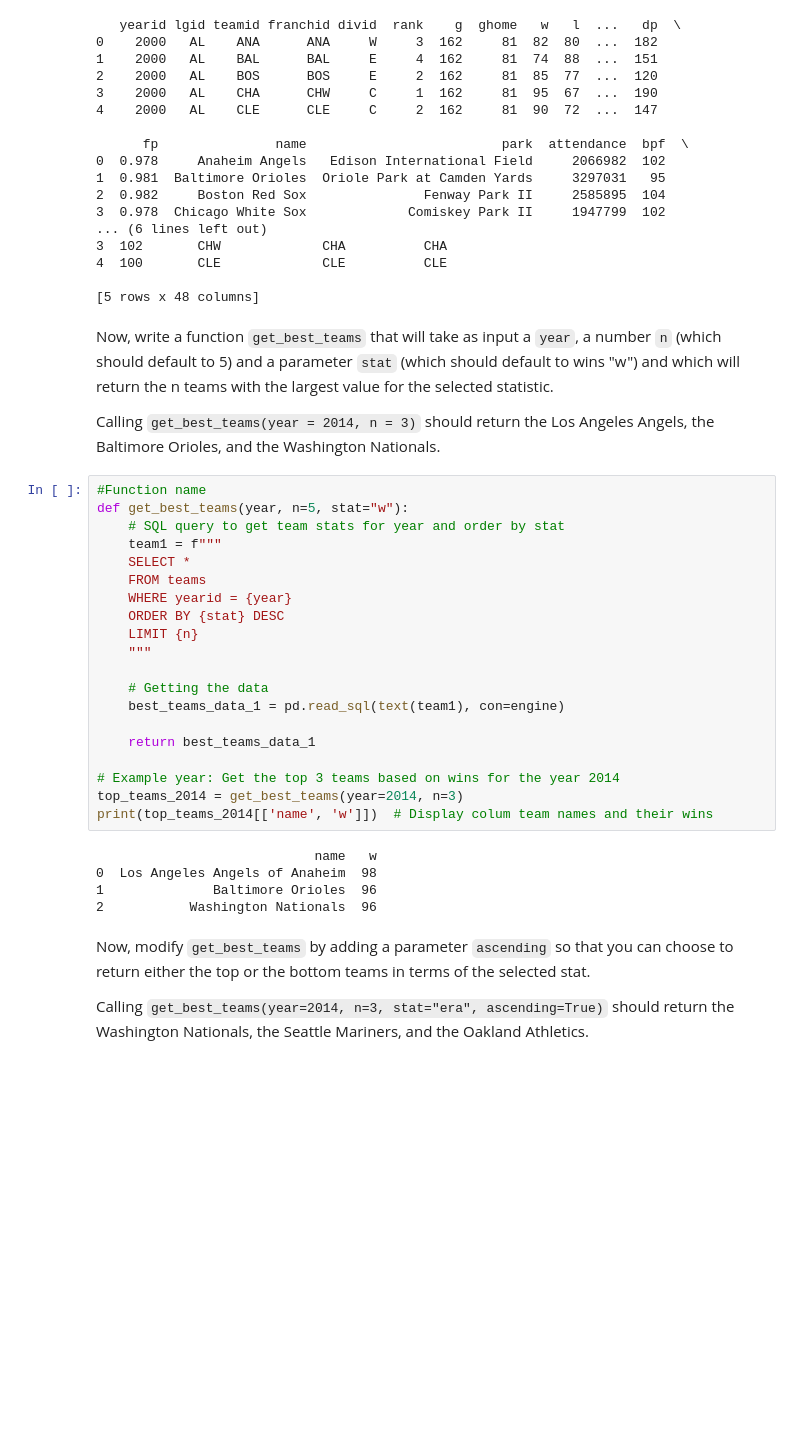
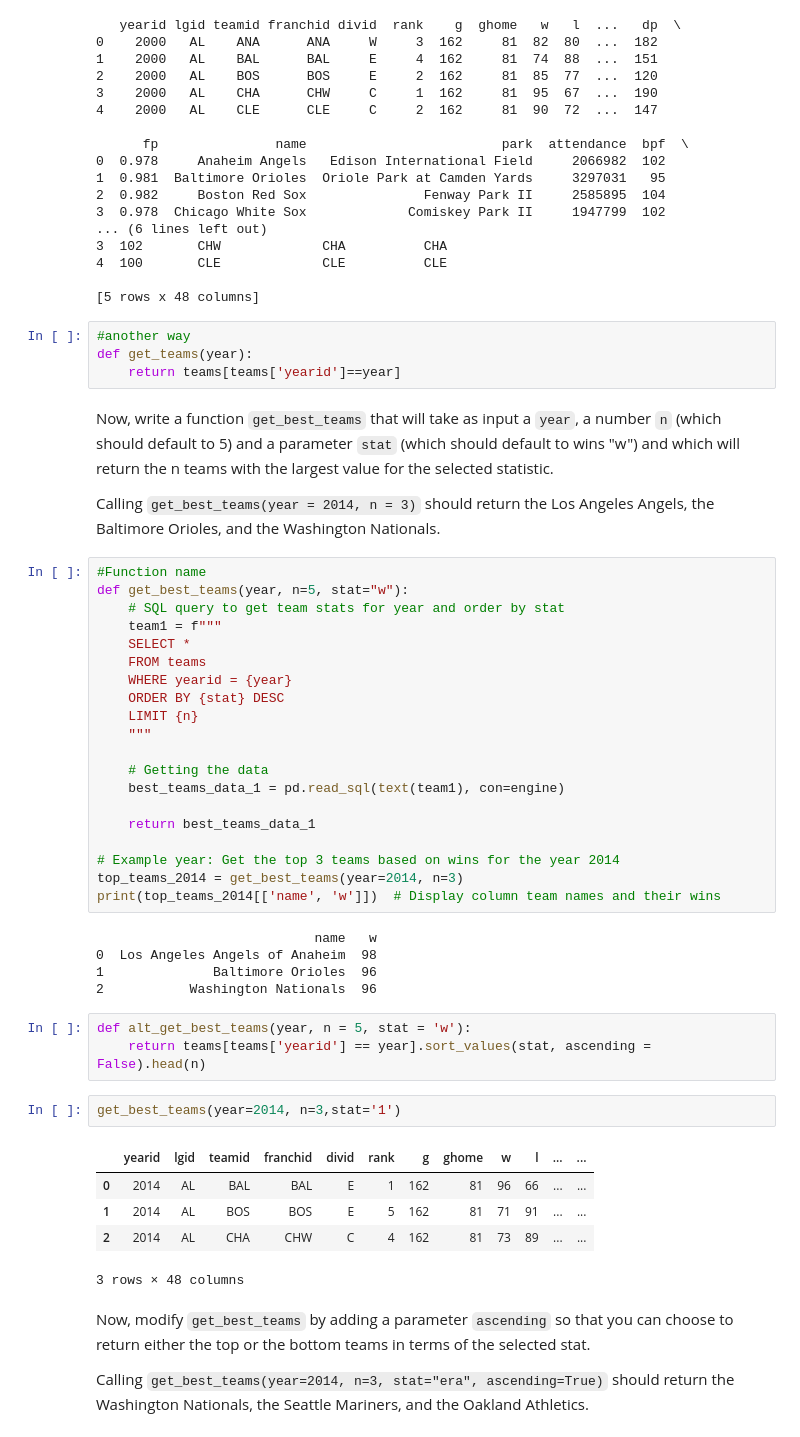
Before and after one commit to NSS-Data-Analytics-Cohort-11/loops-functions-practice-larissaemma, a Jupyter notebook: notebooks/Loops_and_Functions_Practice.ipynb, the cells around one changed output. Saved outputs shown, nothing was run; the diff lists cells and outputs as text; blank space fills up the shorter version.

```diff
--- a/notebooks/Loops_and_Functions_Practice.ipynb
+++ b/notebooks/Loops_and_Functions_Practice.ipynb
@@ -299,6 +299,10 @@ print(teams_2000.head())
 4  100       CLE             CLE          CLE
 
 [5 rows x 48 columns]
+# %%
+#another way
+def get_teams(year):
+    return teams[teams['yearid']==year]
 # %% [markdown]
 Now, write a function `get_best_teams` that will take as input a `year`, a number `n` (which should default to 5) and a parameter `stat` (which should default to wins "w") and which will return the n teams with the largest value for the selected statistic.
 
@@ -322,12 +326,23 @@ def get_best_teams(year, n=5, stat="w"):
 
 # Example year: Get the top 3 teams based on wins for the year 2014
 top_teams_2014 = get_best_teams(year=2014, n=3)
-print(top_teams_2014[['name', 'w']])  # Display colum team names and their wins
+print(top_teams_2014[['name', 'w']])  # Display column team names and their wins
 # %% [output]
                             name   w
 0  Los Angeles Angels of Anaheim  98
 1              Baltimore Orioles  96
 2           Washington Nationals  96
+# %%
+def alt_get_best_teams(year, n = 5, stat = 'w'):
+    return teams[teams['yearid'] == year].sort_values(stat, ascending = False).head(n)
+# %%
+get_best_teams(year=2014, n=3,stat='1')
+# %% [output]
+|  | yearid | lgid | teamid | franchid | divid | rank | g | ghome | w | l | ... | ... |
+| 0 | 2014 | AL | BAL | BAL | E | 1 | 162 | 81 | 96 | 66 | ... | ... |
+| 1 | 2014 | AL | BOS | BOS | E | 5 | 162 | 81 | 71 | 91 | ... | ... |
+| 2 | 2014 | AL | CHA | CHW | C | 4 | 162 | 81 | 73 | 89 | ... | ... |
+3 rows × 48 columns
 # %% [markdown]
 Now, modify `get_best_teams` by adding a parameter `ascending` so that you can choose to return either the top or the bottom teams in terms of the selected stat.
 
```
Also changed, not shown: parts of 29 cells of this notebook, 15 other files.
